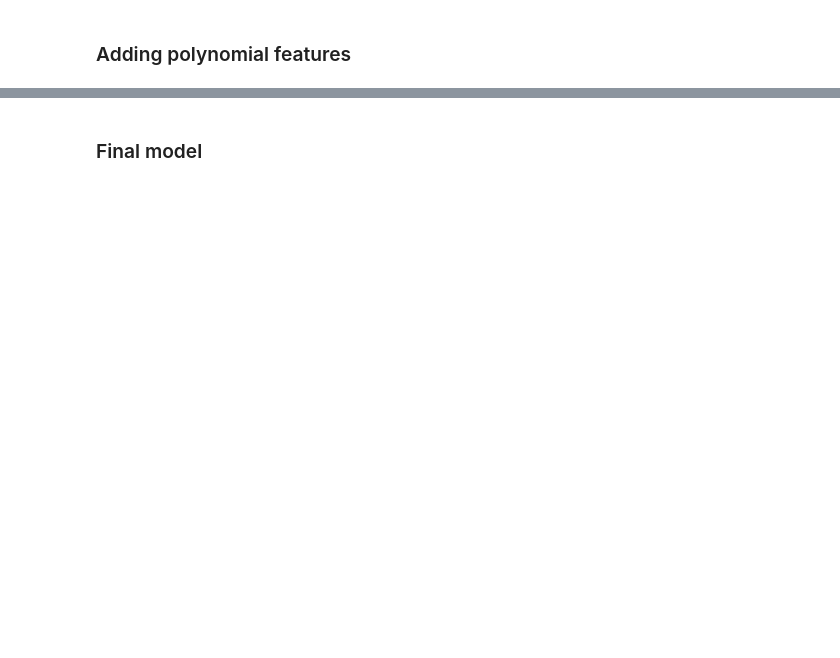
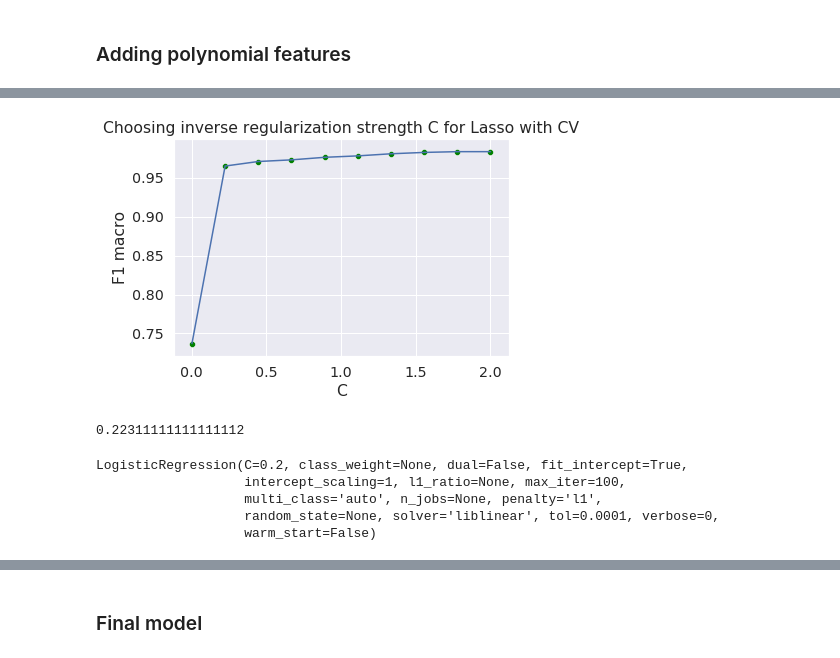
Before and after one commit to kilianovski/study, a Jupyter notebook: small_projects/activity_classification_accelerometer/activity_classification.ipynb, the cells around one changed output, grey strips where cells are left out. Drawn from its saved outputs; the diff is of its cells as text; code cells hidden in the pictures; blank space fills up the shorter version.

```diff
--- a/small_projects/activity_classification_accelerometer/activity_classification.ipynb
+++ b/small_projects/activity_classification_accelerometer/activity_classification.ipynb
@@ -269,0 +450,39 @@ print_cv_metrics(cv_metrics, 'Baseline random forest')
+# %%
+Cs = np.linspace(1e-3, 1.5, num=10)
+f1_values = []
+f1_stds   = []
+
+for C in tqdm(Cs):
+    cv_metrics = l1_objective(C=C)
+    df = pd.DataFrame(cv_metrics)
+    print_df = pd.concat([df.mean()[numerical_metrics], df.std()[numerical_metrics]], axis=1)
+    print_df.columns = ['mean', 'std']
+    f1_macro = print_df.loc['f1_macro']
+    f1_values.append(f1_macro['mean'])
+    f1_stds.append(f1_macro['std'])
+# %%
+sns.lineplot(x=Cs, y=f1_mean_values)
+sns.scatterplot(x=Cs, y=f1_mean_values, color='green')
+
+plt.xlabel('C')
+plt.ylabel('F1 macro')
+plt.title('Choosing inverse regularization strength C for Lasso with CV');
+# %% [output]
+[figure, added]
+# %%
+Cs[1]
+# %% [output]
+0.22311111111111112
+# %%
+scaler = StandardScaler()
+
+X_scaled = scaler.fit_transform(X)
+
+lasso_cls = linear_model.LogisticRegression(penalty='l1', C=.2, solver='liblinear')
+lasso_cls.fit(X_scaled, y)
+# %% [output]
+LogisticRegression(C=0.2, class_weight=None, dual=False, fit_intercept=True,
+                   intercept_scaling=1, l1_ratio=None, max_iter=100,
+                   multi_class='auto', n_jobs=None, penalty='l1',
+                   random_state=None, solver='liblinear', tol=0.0001, verbose=0,
+                   warm_start=False)
```
Also changed, not shown: parts of 19 cells of this notebook.
